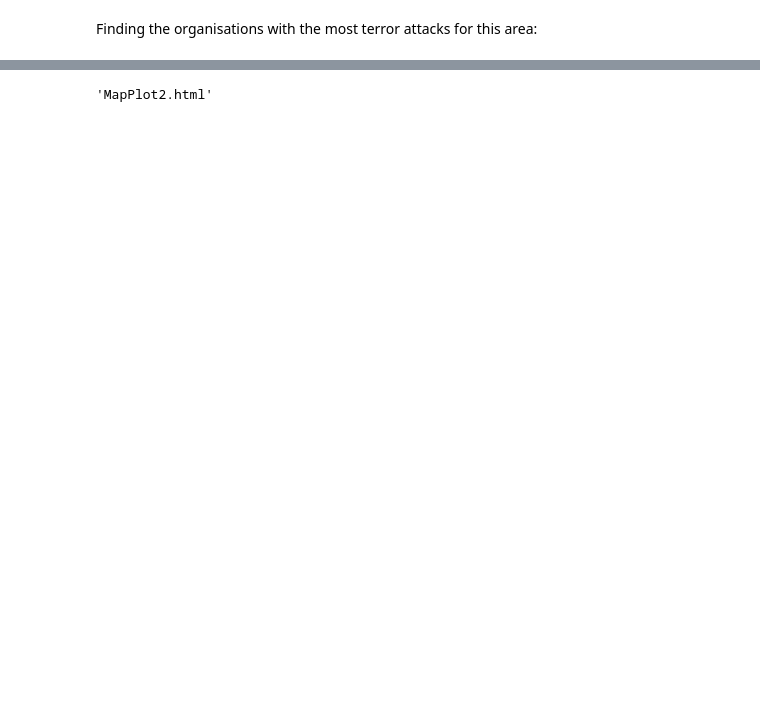
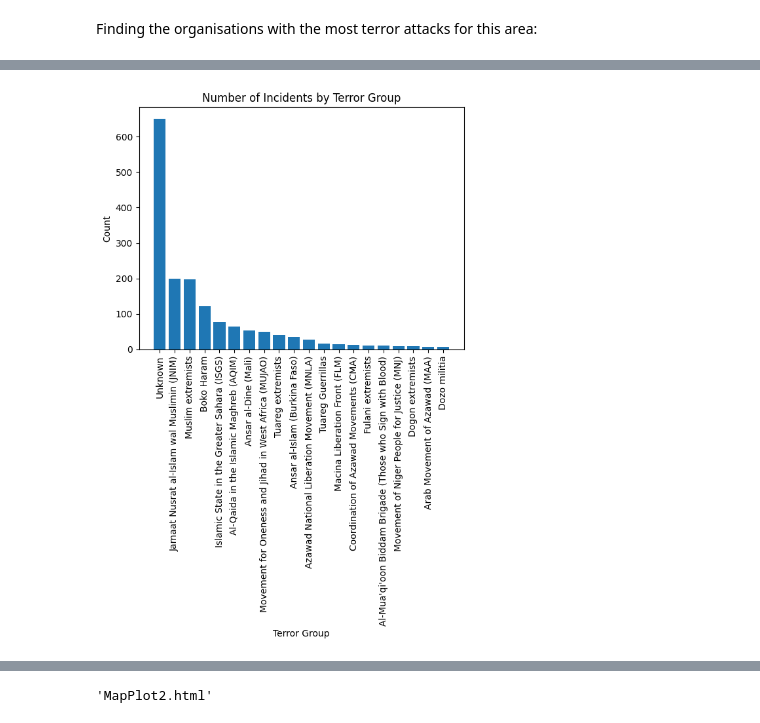
Before and after one commit to maxstalzer/maxstalzer.github.io, a Jupyter notebook: SahelNotebook.ipynb, the cells around one changed output, grey strips where cells are left out. Saved outputs shown, nothing was run; the diff lists cells and outputs as text; code cells hidden in the pictures; blank space fills up the shorter version.

```diff
--- a/SahelNotebook.ipynb
+++ b/SahelNotebook.ipynb
@@ -363,0 +111,13 @@ See the caveats in the documentation: https://pandas.pydata.org/pandas-docs/stab
+# %%
+# Grouping by organisation name and counting
+gnameCount = Sahel.groupby('gname').size().sort_values(ascending=False).head(20)
+
+# Making bar plot
+plt.bar(gnameCount.index, gnameCount.values)
+plt.xlabel('Terror Group')
+plt.ylabel('Count')
+plt.title('Number of Incidents by Terror Group')
+plt.xticks(rotation=90)
+plt.show()
+# %% [output]
+[figure, added]
```
Also changed, not shown: parts of 39 cells of this notebook, 1 other file.
